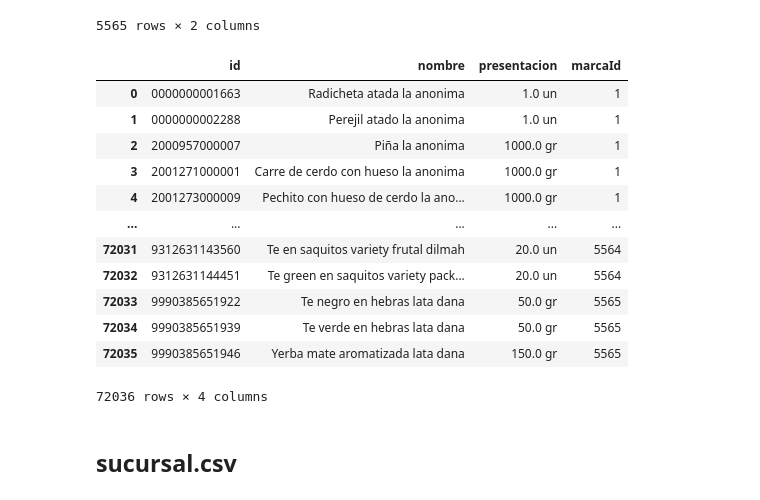
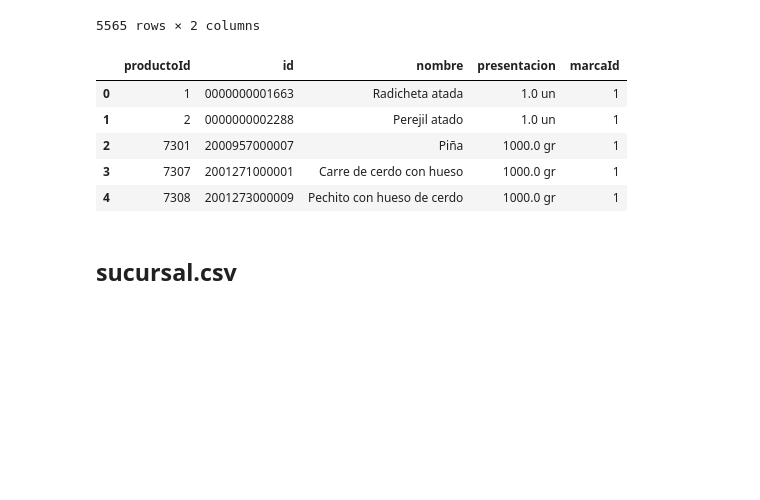
Before and after one commit to marianaiv/ETL_PI01, a Jupyter notebook: notebooks/transformaciones.ipynb, the cells around one changed output. Cells and saved outputs as stored; diff of their text form; code cells hidden in the pictures; blank space fills up the shorter version.

```diff
--- a/notebooks/transformaciones.ipynb
+++ b/notebooks/transformaciones.ipynb
@@ -27,9 +28,12 @@ prod.id.unique().shape
 # el otro formato de EAN que hallé (por ejemplo): 1-1-0000000205955
 # nos quedamos con la ultima parte despues del segundo -
 prod.id.loc[prod.id.str.len() != 13] = prod.id.loc[prod.id.str.len() != 13].str.split('-').str[2]
+'''
 
+# chequeamos los id distintos
+prod.id.loc[prod.id.str.len() != 13]
 
-# chequeamos que se formatearon bien
-prod.id.loc[prod.id.str.len() != 13]
-'''
+# hacemos un id de producto que si sirva
+prod.insert(0, 'productoId', range(1, 1 + len(prod)))
+prod
 # %% [output]
@@ -147,0 +181,8 @@ prod.head()
+# %%
+# Quitamos la marca del nombre
+prod['marca_st'] = prod.apply((lambda row : unidecode.unidecode(str(row['marca']).lower())), axis=1)
+prod.nombre = prod.apply(lambda row: row['nombre'].replace(str(row['marca_st']),''), axis=1)
+
+# Dropeamos la columna auxiliar
+prod.drop('marca_st', axis='columns', inplace=True)
+prod.head()
@@ -168,22 +216,17 @@ df_marca
 # %%
 # Mapping a producto
 prod = pd.merge(prod, df_marca, on=['marca'])
 prod.drop('marca', axis=True, inplace=True)
-prod
+prod.reset_index(drop=True, inplace=True)
+
+prod.head()
 # %% [output]
-|  | id | nombre | presentacion | marcaId |
-| 0 | 0000000001663 | Radicheta atada la anonima | 1.0 un | 1 |
-| 1 | 0000000002288 | Perejil atado la anonima | 1.0 un | 1 |
-| 2 | 2000957000007 | Piña la anonima | 1000.0 gr | 1 |
-| 3 | 2001271000001 | Carre de cerdo con hueso la anonima | 1000.0 gr | 1 |
-| 4 | 2001273000009 | Pechito con hueso de cerdo la ano... | 1000.0 gr | 1 |
-| ... | ... | ... | ... | ... |
-| 72031 | 9312631143560 | Te en saquitos variety frutal dilmah | 20.0 un | 5564 |
-| 72032 | 9312631144451 | Te green en saquitos variety pack... | 20.0 un | 5564 |
-| 72033 | 9990385651922 | Te negro en hebras lata dana | 50.0 gr | 5565 |
-| 72034 | 9990385651939 | Te verde en hebras lata dana | 50.0 gr | 5565 |
-| 72035 | 9990385651946 | Yerba mate aromatizada lata dana | 150.0 gr | 5565 |
+|  | productoId | id | nombre | presentacion | marcaId |
+| 0 | 1 | 0000000001663 | Radicheta atada | 1.0 un | 1 |
+| 1 | 2 | 0000000002288 | Perejil atado | 1.0 un | 1 |
+| 2 | 7301 | 2000957000007 | Piña | 1000.0 gr | 1 |
+| 3 | 7307 | 2001271000001 | Carre de cerdo con hueso | 1000.0 gr | 1 |
+| 4 | 7308 | 2001273000009 | Pechito con hueso de cerdo | 1000.0 gr | 1 |
-72036 rows × 4 columns
 # %% [markdown]
 ## sucursal.csv
 # %%
```
Also changed, not shown: parts of 40 cells of this notebook, 1 other file.
